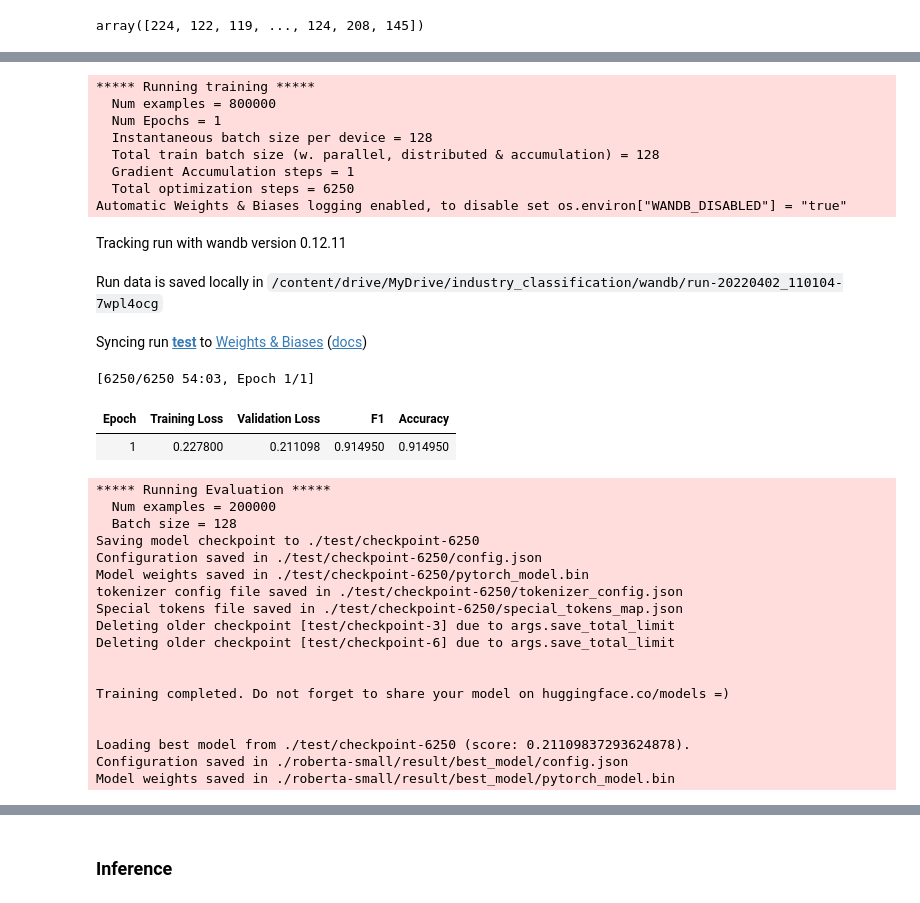
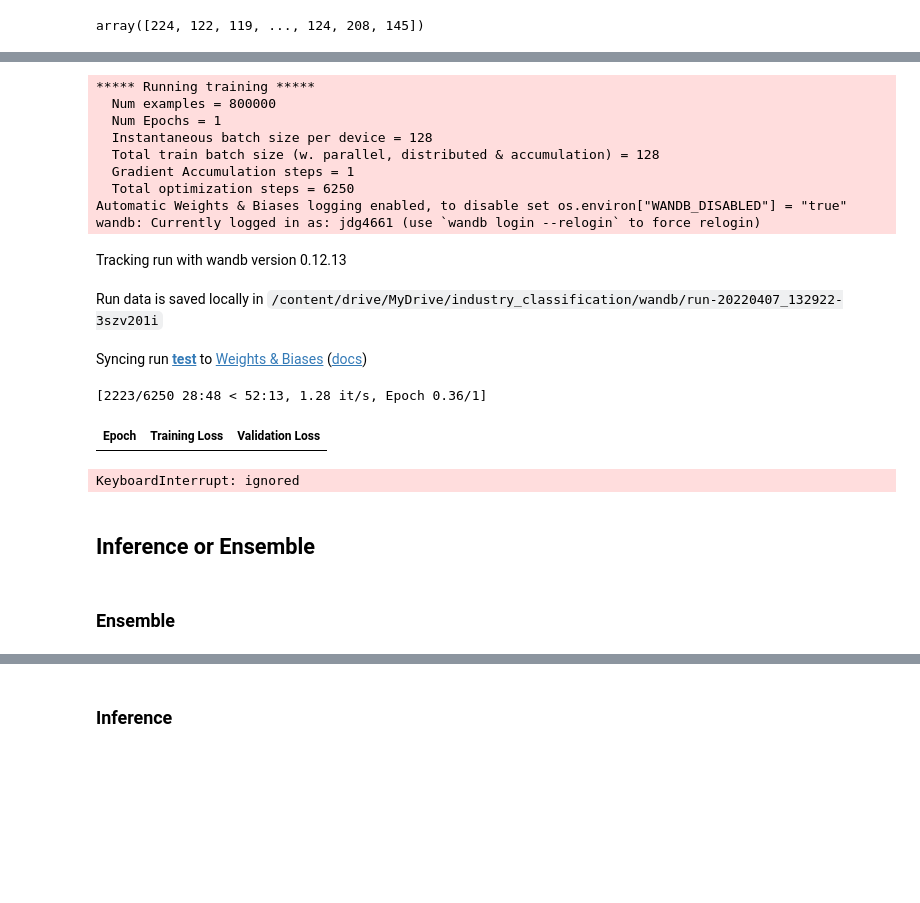
Before and after one commit to sw6820/kostat, a Jupyter notebook: code/train_and_inference.ipynb, the cells around one changed output, grey strips where cells are left out. Cells and saved outputs as stored; diff of their text form; code cells hidden in the pictures; blank space fills up the shorter version.

Commit message:
add fold ensemble

```diff
--- a/code/train_and_inference.ipynb
+++ b/code/train_and_inference.ipynb
@@ -155,7 +143,7 @@ def compute_metrics(eval_pred):
     # # accuracy = acuracy_metric.compute(predictions=predictions, references=labels)["accuracy"]
     # # f1 = f1_metric.compute(predictions=predictions, references=labels, average="micro", labels=label_indices)["f1"]
     accuracy = accuracy_score(labels, predictions)
-    f1 = f1_score(labels, predictions, average="micro", labels=label_indices)
+    f1 = f1_score(labels, predictions, average="macro", labels=label_indices)
     return {"accuracy": accuracy, "f1": f1}
 # %%
 class CustomTrainer(Trainer):
@@ -200,8 +188,8 @@ training_args=TrainingArguments(output_dir="./test",
                                 run_name="test")
 trainer = CustomTrainer(model=model,
                   args=training_args,
-                  train_dataset=train_dataset,
-                  eval_dataset=eval_dataset,
+                  train_dataset=train_set,
+                  eval_dataset=val_set,
                   tokenizer=tokenizer,
                   compute_metrics=compute_metrics)
 # %% [output]
@@ -212,41 +200,28 @@ torch.cuda.empty_cache()
 # %%
 train_result = trainer.train()
 metrics = train_result.metrics
 trainer.log_metrics("train", metrics)
 trainer.save_metrics("train", metrics)
 
-model.save_pretrained('./roberta-small/result/best_model')
+model.save_pretrained('./test/result/best_model')
 logging.info("Success model trained")
 # %% [output]
 ***** Running training *****
   Num examples = 800000
   Num Epochs = 1
   Instantaneous batch size per device = 128
   Total train batch size (w. parallel, distributed & accumulation) = 128
   Gradient Accumulation steps = 1
   Total optimization steps = 6250
 Automatic Weights & Biases logging enabled, to disable set os.environ["WANDB_DISABLED"] = "true"
+wandb: Currently logged in as: jdg4661 (use `wandb login --relogin` to force relogin)
-Tracking run with wandb version 0.12.11
+Tracking run with wandb version 0.12.13
-Run data is saved locally in /content/drive/MyDrive/industry_classification/wandb/run-20220402_110104-7wpl4ocg
+Run data is saved locally in /content/drive/MyDrive/industry_classification/wandb/run-20220407_132922-3szv201i
 Syncing run test to Weights & Biases (docs)
-[6250/6250 54:03, Epoch 1/1]
+[2223/6250 28:48 < 52:13, 1.28 it/s, Epoch 0.36/1]
-| Epoch | Training Loss | Validation Loss | F1 | Accuracy |
-| 1 | 0.227800 | 0.211098 | 0.914950 | 0.914950 |
+| Epoch | Training Loss | Validation Loss |
-***** Running Evaluation *****
-  Num examples = 200000
-  Batch size = 128
-Saving model checkpoint to ./test/checkpoint-6250
-Configuration saved in ./test/checkpoint-6250/config.json
-Model weights saved in ./test/checkpoint-6250/pytorch_model.bin
-tokenizer config file saved in ./test/checkpoint-6250/tokenizer_config.json
-Special tokens file saved in ./test/checkpoint-6250/special_tokens_map.json
-Deleting older checkpoint [test/checkpoint-3] due to args.save_total_limit
-Deleting older checkpoint [test/checkpoint-6] due to args.save_total_limit
-
-
-Training completed. Do not forget to share your model on huggingface.co/models =)
-
-
-Loading best model from ./test/checkpoint-6250 (score: 0.21109837293624878).
-Configuration saved in ./roberta-small/result/best_model/config.json
-Model weights saved in ./roberta-small/result/best_model/pytorch_model.bin
+KeyboardInterrupt: ignored
+# %% [markdown]
+## Inference or Ensemble
+# %% [markdown]
+### Ensemble
```
Also changed, not shown: parts of 19 cells of this notebook, 1 other file.
